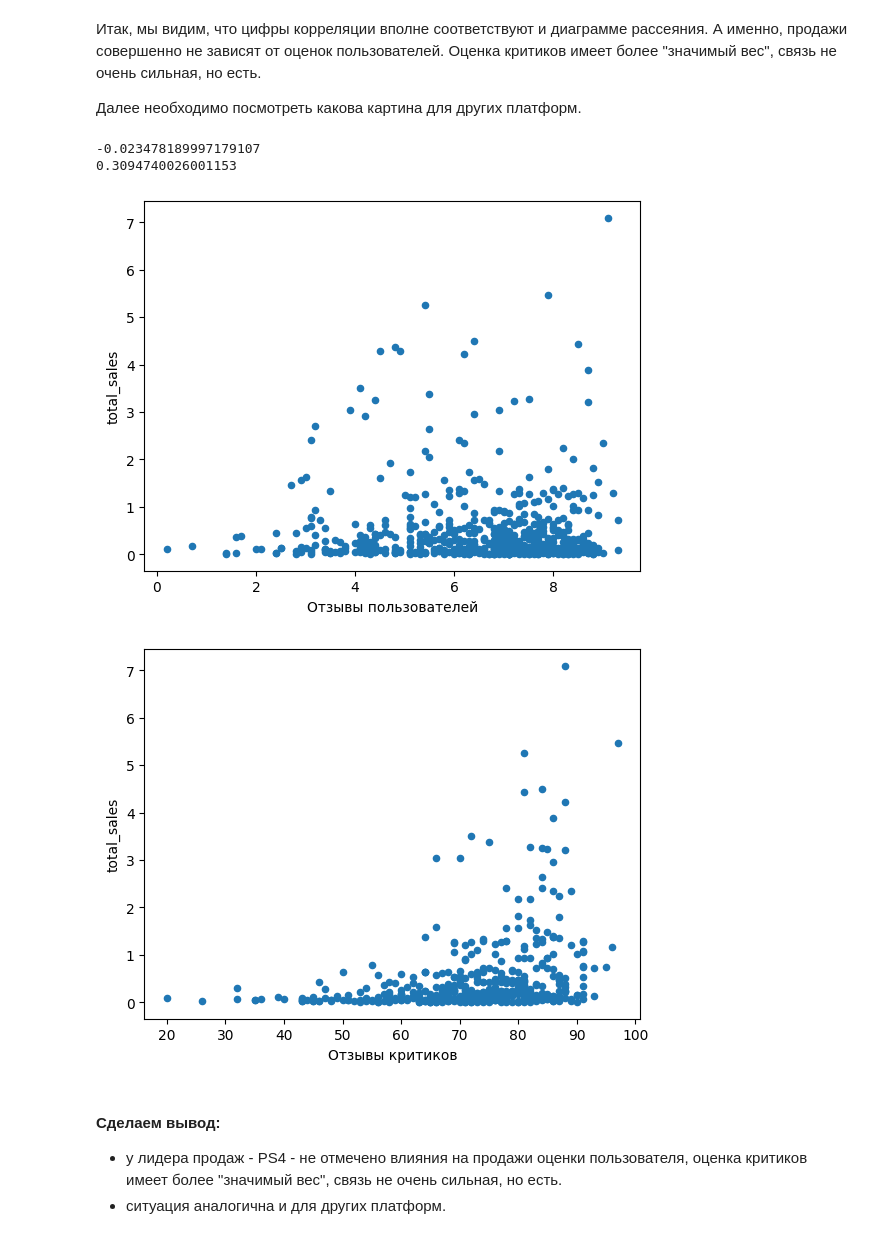
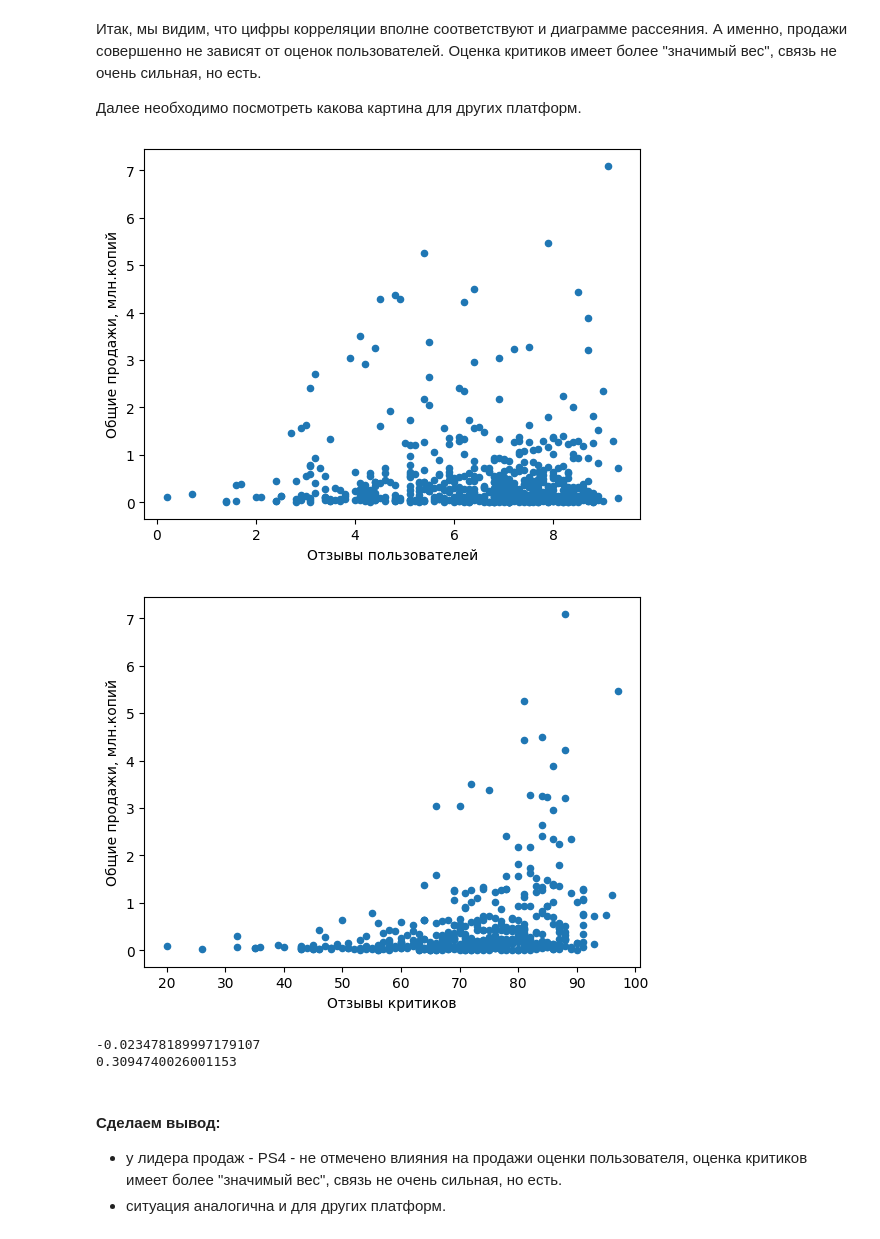
Before and after one commit to Inataliy1205/Y.Practicum_Projects, a Jupyter notebook: Y.Practicum_Projects/games_research/games_research.ipynb, the cells around one changed output. Cells and saved outputs as stored; diff of their text form; code cells hidden in the pictures.

Commit message:
Changes in labels of scatter

```diff
--- a/Y.Practicum_Projects/games_research/games_research.ipynb
+++ b/Y.Practicum_Projects/games_research/games_research.ipynb
@@ -41,7 +41,7 @@ pd.set_option('mode.chained_assignment', None)
 try:
     games_first = pd.read_csv('games.csv')
 except:
-    path = 'https://code.s3.yandex.net/datasets/games.csv.csv'
+    path = 'https://code.s3.yandex.net/datasets/games.csv'
     games_first = pd.read_csv(path)
 # %% [markdown]
 ### Ознакомимся с представленными данными
@@ -536,19 +536,26 @@ print(one_platform_critic['total_sales'].corr(one_platform_critic['critic_score'
 # %%
 other_platform_users = games_filtered[(games_filtered['platform'] != 'ps4') & (games_filtered['user_score'] != 0)]
 
 other_platform_critic = games_filtered[(games_filtered['platform'] != 'ps4') & (games_filtered['critic_score'] != 0)]
 
-other_platform_users.plot(x='user_score', y='total_sales', kind='scatter').set_xlabel('Отзывы пользователей');
-other_platform_critic.plot(x='critic_score', y='total_sales', kind='scatter').set_xlabel('Отзывы критиков');
+other_platform_users.plot(x='user_score', y='total_sales', kind='scatter')
+plt.xlabel('Отзывы пользователей')
+plt.ylabel('Общие продажи, млн.копий')
+plt.show()
+
+other_platform_critic.plot(x='critic_score', y='total_sales', kind='scatter')
+plt.xlabel('Отзывы критиков')
+plt.ylabel('Общие продажи, млн.копий')
+plt.show()
 
 
 print(other_platform_users['total_sales'].corr(other_platform_users['user_score']))
 print(other_platform_critic['total_sales'].corr(other_platform_critic['critic_score']))
 # %% [output]
--0.023478189997179107
-0.3094740026001153
-[figure, old version]
+[figure, new version]
-[figure, old version]
+[figure, new version]
+-0.023478189997179107
+0.3094740026001153
 # %% [markdown]
 #### Сделаем вывод:
 - у лидера продаж - PS4 - не отмечено влияния на продажи оценки пользователя, оценка критиков имеет более "значимый вес", связь не очень сильная, но есть.
```
Also changed, not shown: 1 other file.
